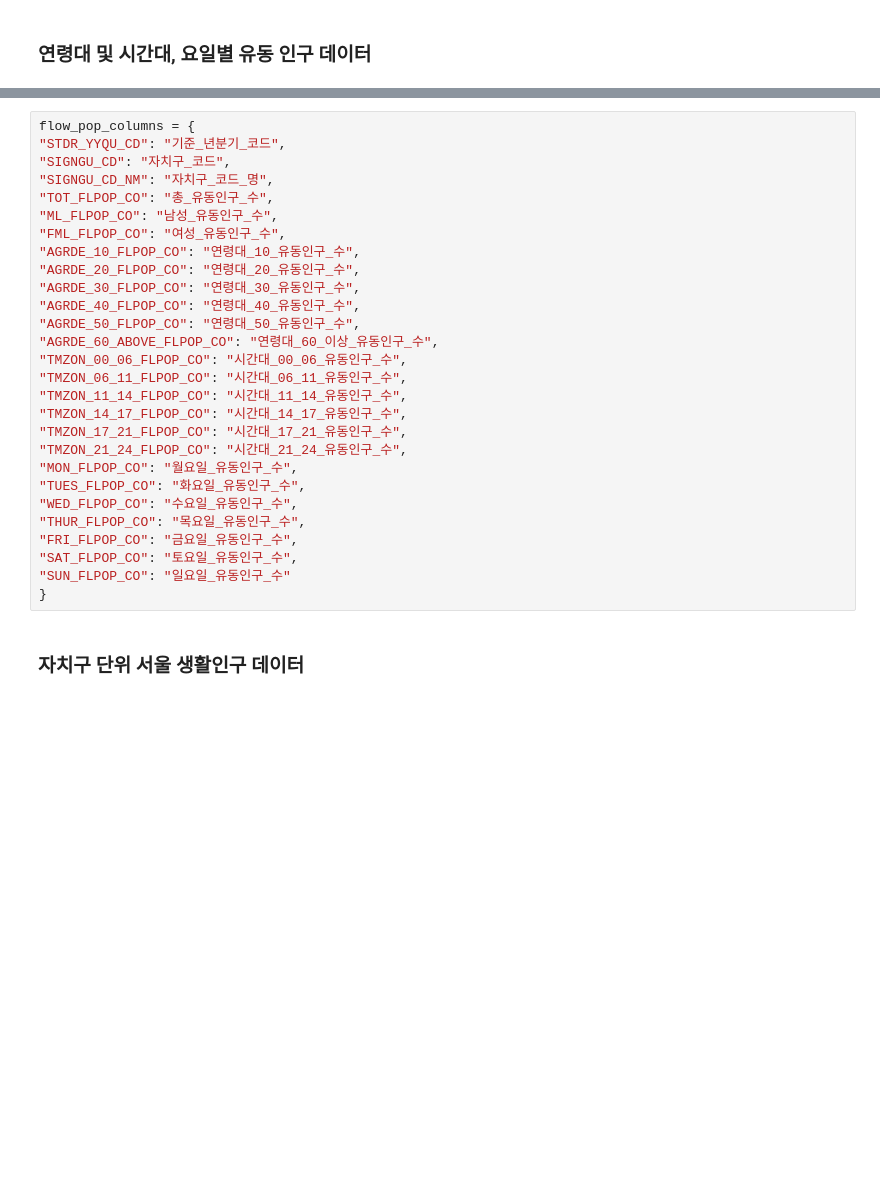
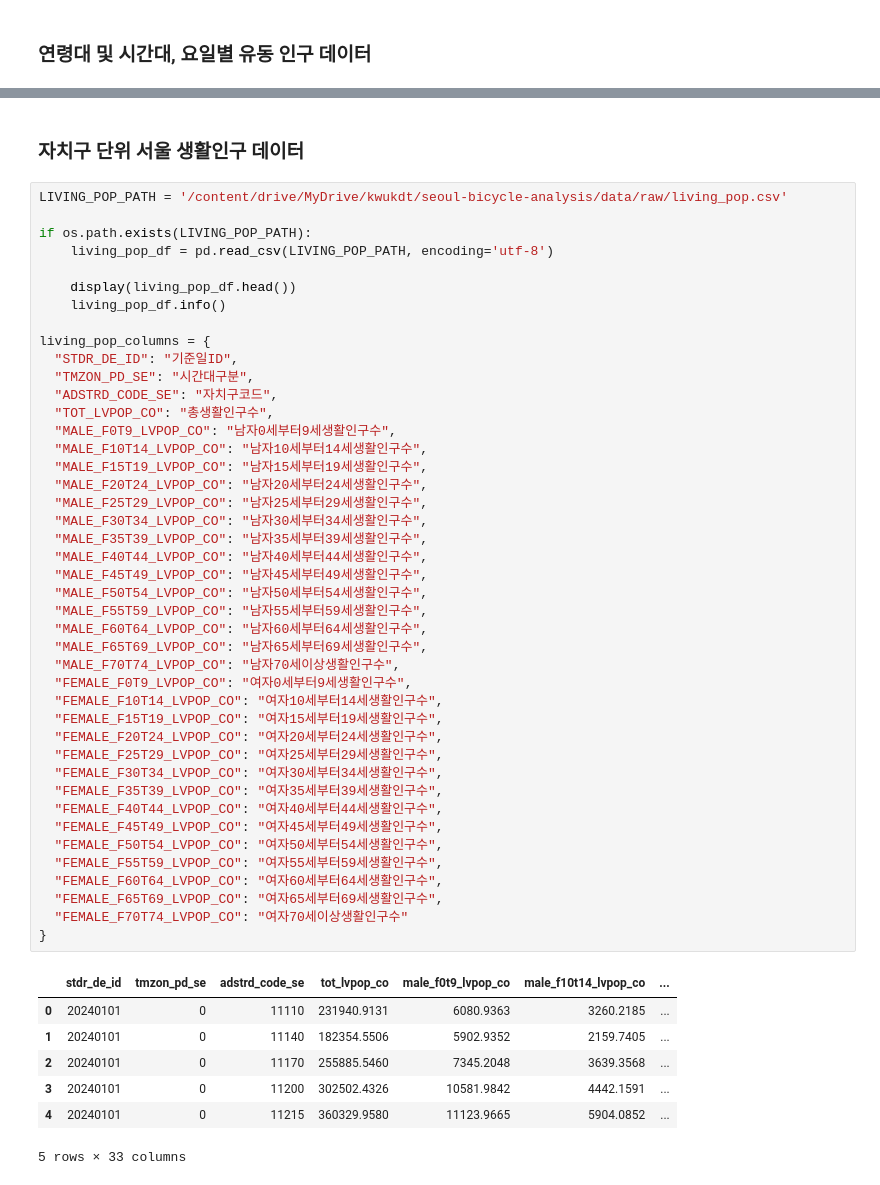
Before and after one commit to syeonris72/seoul-bicycle-analysis, a Jupyter notebook: sub/notebooks/seoul_bike.ipynb, the cells around one changed output, grey strips where cells are left out. Saved outputs shown, nothing was run; the diff lists cells and outputs as text; blank space fills up the shorter version.

```diff
--- a/sub/notebooks/seoul_bike.ipynb
+++ b/sub/notebooks/seoul_bike.ipynb
@@ -783,30 +620,53 @@ flow_pop_df.to_csv(DATA_PATH, index=False, encoding='utf-8-sig')
-# %%
-flow_pop_columns = {
-"STDR_YYQU_CD": "기준_년분기_코드",
-"SIGNGU_CD": "자치구_코드",
-"SIGNGU_CD_NM": "자치구_코드_명",
-"TOT_FLPOP_CO": "총_유동인구_수",
-"ML_FLPOP_CO": "남성_유동인구_수",
-"FML_FLPOP_CO": "여성_유동인구_수",
-"AGRDE_10_FLPOP_CO": "연령대_10_유동인구_수",
-"AGRDE_20_FLPOP_CO": "연령대_20_유동인구_수",
-"AGRDE_30_FLPOP_CO": "연령대_30_유동인구_수",
-"AGRDE_40_FLPOP_CO": "연령대_40_유동인구_수",
-"AGRDE_50_FLPOP_CO": "연령대_50_유동인구_수",
-"AGRDE_60_ABOVE_FLPOP_CO": "연령대_60_이상_유동인구_수",
-"TMZON_00_06_FLPOP_CO": "시간대_00_06_유동인구_수",
-"TMZON_06_11_FLPOP_CO": "시간대_06_11_유동인구_수",
-"TMZON_11_14_FLPOP_CO": "시간대_11_14_유동인구_수",
-"TMZON_14_17_FLPOP_CO": "시간대_14_17_유동인구_수",
-"TMZON_17_21_FLPOP_CO": "시간대_17_21_유동인구_수",
-"TMZON_21_24_FLPOP_CO": "시간대_21_24_유동인구_수",
-"MON_FLPOP_CO": "월요일_유동인구_수",
-"TUES_FLPOP_CO": "화요일_유동인구_수",
-"WED_FLPOP_CO": "수요일_유동인구_수",
-"THUR_FLPOP_CO": "목요일_유동인구_수",
-"FRI_FLPOP_CO": "금요일_유동인구_수",
-"SAT_FLPOP_CO": "토요일_유동인구_수",
-"SUN_FLPOP_CO": "일요일_유동인구_수"
-}
 # %% [markdown]
 ### 자치구 단위 서울 생활인구 데이터
+# %%
+LIVING_POP_PATH = '/content/drive/MyDrive/kwukdt/seoul-bicycle-analysis/data/raw/living_pop.csv'
+
+if os.path.exists(LIVING_POP_PATH):
+    living_pop_df = pd.read_csv(LIVING_POP_PATH, encoding='utf-8')
+
+    display(living_pop_df.head())
+    living_pop_df.info()
+
+living_pop_columns = {
+  "STDR_DE_ID": "기준일ID",
+  "TMZON_PD_SE": "시간대구분",
+  "ADSTRD_CODE_SE": "자치구코드",
+  "TOT_LVPOP_CO": "총생활인구수",
+  "MALE_F0T9_LVPOP_CO": "남자0세부터9세생활인구수",
+  "MALE_F10T14_LVPOP_CO": "남자10세부터14세생활인구수",
+  "MALE_F15T19_LVPOP_CO": "남자15세부터19세생활인구수",
+  "MALE_F20T24_LVPOP_CO": "남자20세부터24세생활인구수",
+  "MALE_F25T29_LVPOP_CO": "남자25세부터29세생활인구수",
+  "MALE_F30T34_LVPOP_CO": "남자30세부터34세생활인구수",
+  "MALE_F35T39_LVPOP_CO": "남자35세부터39세생활인구수",
+  "MALE_F40T44_LVPOP_CO": "남자40세부터44세생활인구수",
+  "MALE_F45T49_LVPOP_CO": "남자45세부터49세생활인구수",
+  "MALE_F50T54_LVPOP_CO": "남자50세부터54세생활인구수",
+  "MALE_F55T59_LVPOP_CO": "남자55세부터59세생활인구수",
+  "MALE_F60T64_LVPOP_CO": "남자60세부터64세생활인구수",
+  "MALE_F65T69_LVPOP_CO": "남자65세부터69세생활인구수",
+  "MALE_F70T74_LVPOP_CO": "남자70세이상생활인구수",
+  "FEMALE_F0T9_LVPOP_CO": "여자0세부터9세생활인구수",
+  "FEMALE_F10T14_LVPOP_CO": "여자10세부터14세생활인구수",
+  "FEMALE_F15T19_LVPOP_CO": "여자15세부터19세생활인구수",
+  "FEMALE_F20T24_LVPOP_CO": "여자20세부터24세생활인구수",
+  "FEMALE_F25T29_LVPOP_CO": "여자25세부터29세생활인구수",
+  "FEMALE_F30T34_LVPOP_CO": "여자30세부터34세생활인구수",
+  "FEMALE_F35T39_LVPOP_CO": "여자35세부터39세생활인구수",
+  "FEMALE_F40T44_LVPOP_CO": "여자40세부터44세생활인구수",
+  "FEMALE_F45T49_LVPOP_CO": "여자45세부터49세생활인구수",
+  "FEMALE_F50T54_LVPOP_CO": "여자50세부터54세생활인구수",
+  "FEMALE_F55T59_LVPOP_CO": "여자55세부터59세생활인구수",
+  "FEMALE_F60T64_LVPOP_CO": "여자60세부터64세생활인구수",
+  "FEMALE_F65T69_LVPOP_CO": "여자65세부터69세생활인구수",
+  "FEMALE_F70T74_LVPOP_CO": "여자70세이상생활인구수"
+}
+# %% [output]
+|  | stdr_de_id | tmzon_pd_se | adstrd_code_se | tot_lvpop_co | male_f0t9_lvpop_co | male_f10t14_lvpop_co | ... |
+| 0 | 20240101 | 0 | 11110 | 231940.9131 | 6080.9363 | 3260.2185 | ... |
+| 1 | 20240101 | 0 | 11140 | 182354.5506 | 5902.9352 | 2159.7405 | ... |
+| 2 | 20240101 | 0 | 11170 | 255885.5460 | 7345.2048 | 3639.3568 | ... |
+| 3 | 20240101 | 0 | 11200 | 302502.4326 | 10581.9842 | 4442.1591 | ... |
+| 4 | 20240101 | 0 | 11215 | 360329.9580 | 11123.9665 | 5904.0852 | ... |
+5 rows × 33 columns
```
Also changed, not shown: parts of 70 cells of this notebook.
